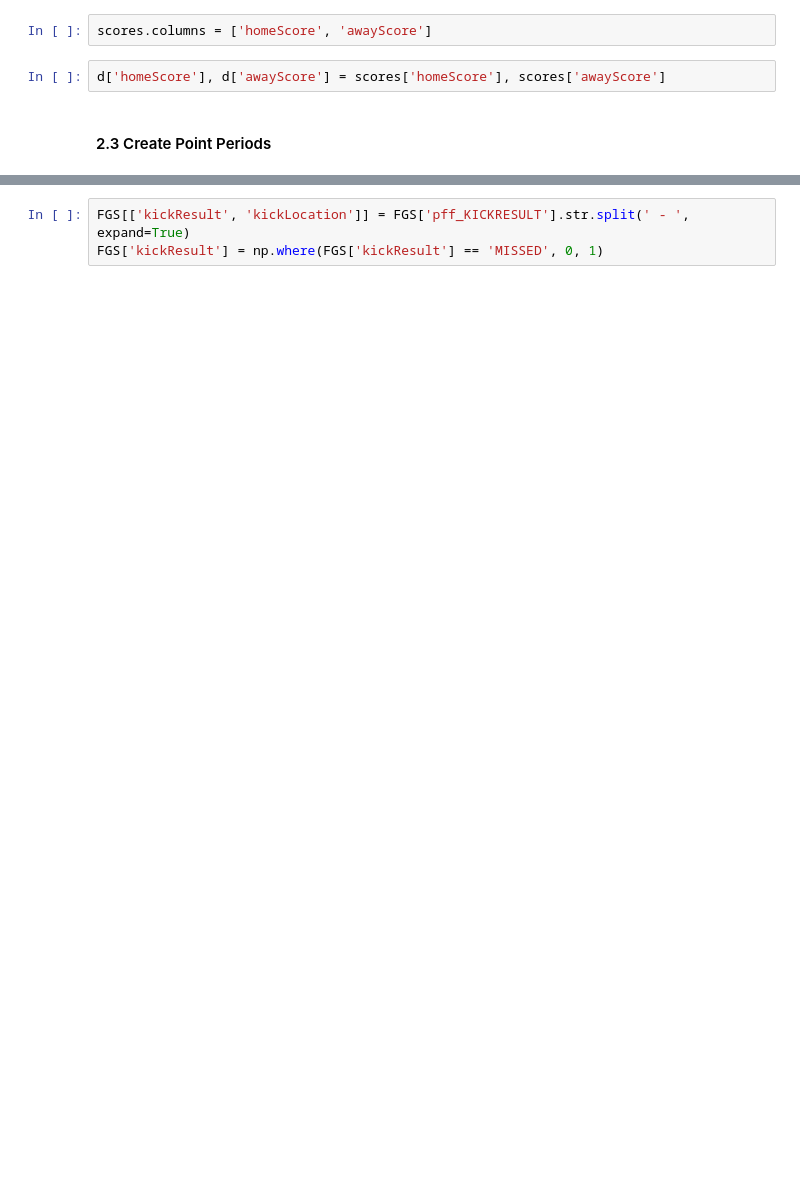
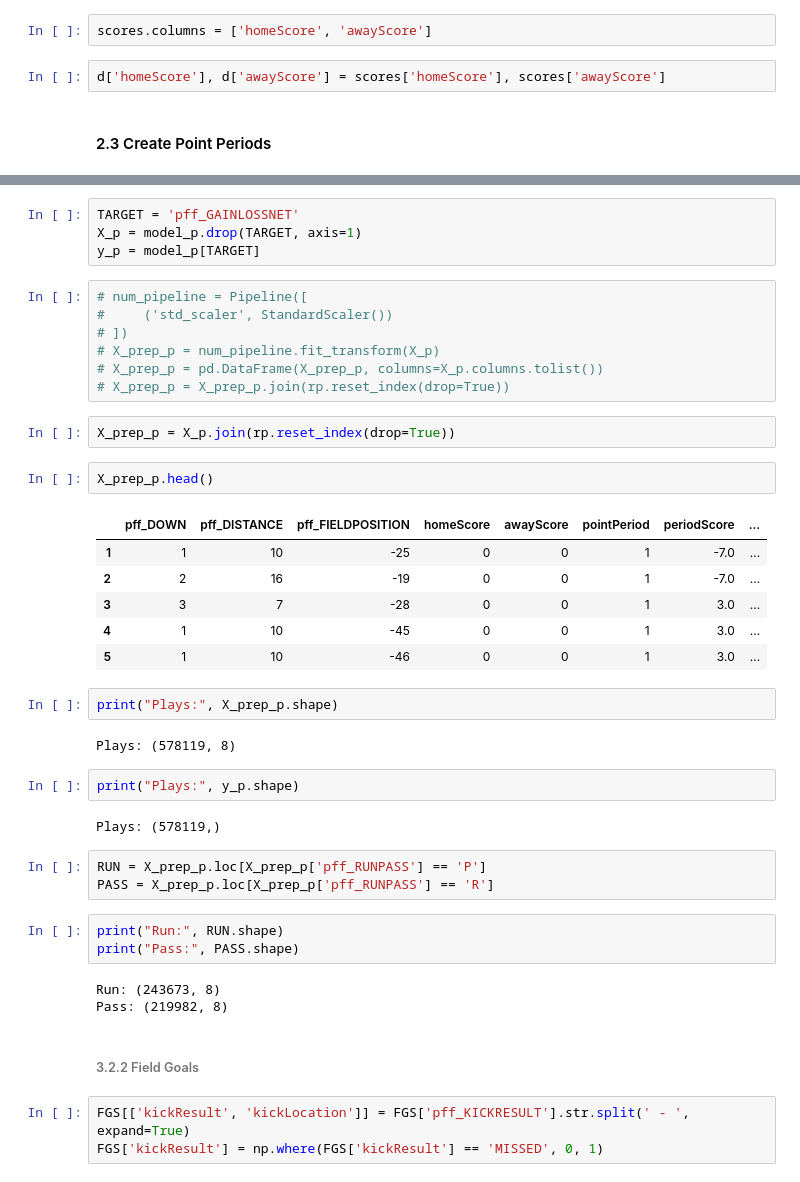
Before and after one commit to iainmuir6/Advanced-Sports-Analytics, a Jupyter notebook: EPA_FinalProject.ipynb, the cells around one changed output, grey strips where cells are left out. Cells and saved outputs as stored; diff of their text form; blank space fills up the shorter version.

```diff
--- a/EPA_FinalProject.ipynb
+++ b/EPA_FinalProject.ipynb
@@ -158,3 +262,44 @@ FGS = d.loc[
+# %%
+TARGET = 'pff_GAINLOSSNET'
+X_p = model_p.drop(TARGET, axis=1)
+y_p = model_p[TARGET]
+# %%
+# num_pipeline = Pipeline([
+#     ('std_scaler', StandardScaler())
+# ])
+# X_prep_p = num_pipeline.fit_transform(X_p)
+# X_prep_p = pd.DataFrame(X_prep_p, columns=X_p.columns.tolist())
+# X_prep_p = X_prep_p.join(rp.reset_index(drop=True))
+# %%
+X_prep_p = X_p.join(rp.reset_index(drop=True))
+# %%
+X_prep_p.head()
+# %% [output]
+|  | pff_DOWN | pff_DISTANCE | pff_FIELDPOSITION | homeScore | awayScore | pointPeriod | periodScore | ... |
+| 1 | 1 | 10 | -25 | 0 | 0 | 1 | -7.0 | ... |
+| 2 | 2 | 16 | -19 | 0 | 0 | 1 | -7.0 | ... |
+| 3 | 3 | 7 | -28 | 0 | 0 | 1 | 3.0 | ... |
+| 4 | 1 | 10 | -45 | 0 | 0 | 1 | 3.0 | ... |
+| 5 | 1 | 10 | -46 | 0 | 0 | 1 | 3.0 | ... |
+# %%
+print("Plays:", X_prep_p.shape)
+# %% [output]
+Plays: (578119, 8)
+# %%
+print("Plays:", y_p.shape)
+# %% [output]
+Plays: (578119,)
+# %%
+RUN = X_prep_p.loc[X_prep_p['pff_RUNPASS'] == 'P']
+PASS = X_prep_p.loc[X_prep_p['pff_RUNPASS'] == 'R']
+# %%
+print("Run:", RUN.shape)
+print("Pass:", PASS.shape)
+# %% [output]
+Run: (243673, 8)
+Pass: (219982, 8)
+# %% [markdown]
+###### 3.2.2 Field Goals
 # %%
 FGS[['kickResult', 'kickLocation']] = FGS['pff_KICKRESULT'].str.split(' - ', expand=True)
 FGS['kickResult'] = np.where(FGS['kickResult'] == 'MISSED', 0, 1)
```
Also changed, not shown: parts of 69 cells of this notebook.
